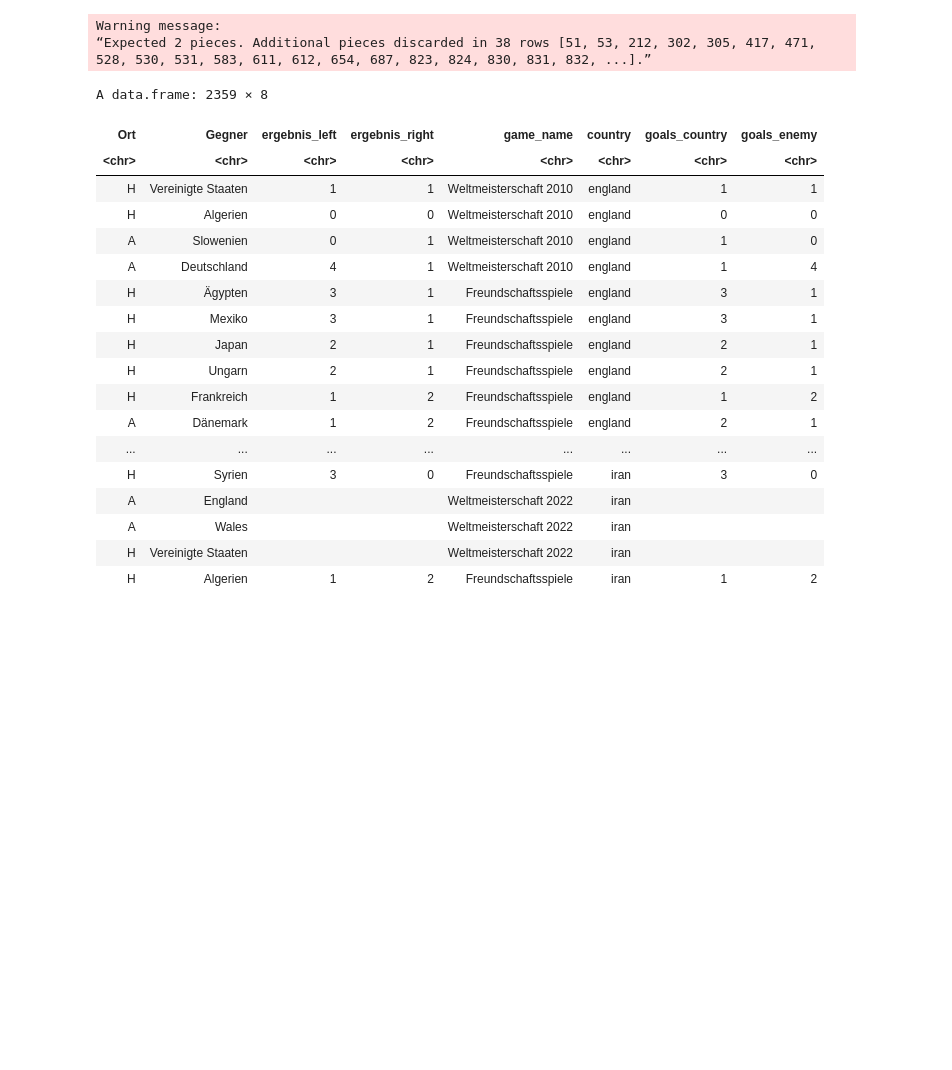
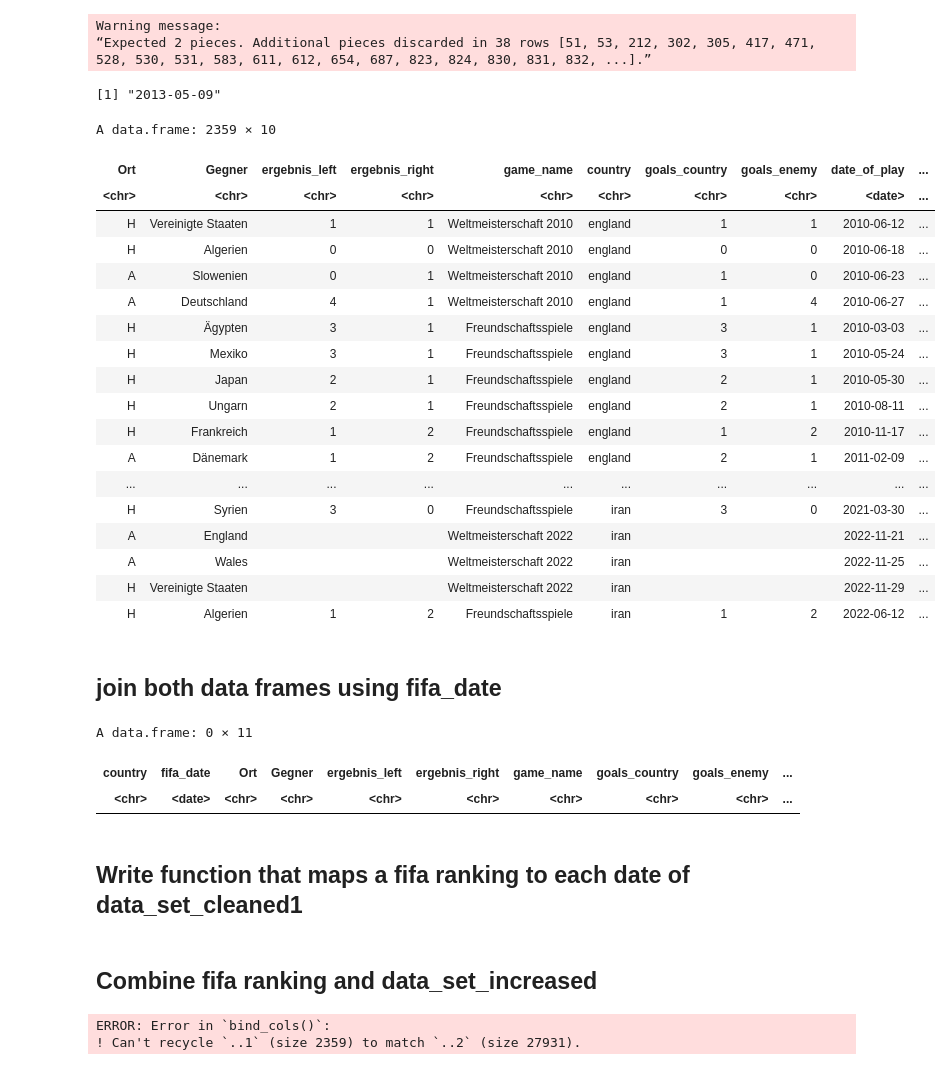
Before and after one commit to denisnaumov0506/FootballAnalyticsProject, a Jupyter notebook: football-world-cup-forecast-denis.ipynb, the cells around one changed output. Cells and saved outputs as stored; diff of their text form; code cells hidden in the pictures; blank space fills up the shorter version.

```diff
--- a/football-world-cup-forecast-denis.ipynb
+++ b/football-world-cup-forecast-denis.ipynb
@@ -735,25 +739,3 @@ data_set_reduced %>%
 # %% [output]
 Warning message:
 “Expected 2 pieces. Additional pieces discarded in 38 rows [51, 53, 212, 302, 305, 417, 471, 528, 530, 531, 583, 611, 612, 654, 687, 823, 824, 830, 831, 832, ...].”
-# %%
-data_set_increased
-# %% [output]
-A data.frame: 2359 × 8
-| Ort | Gegner | ergebnis_left | ergebnis_right | game_name | country | goals_country | goals_enemy |
-| <chr> | <chr> | <chr> | <chr> | <chr> | <chr> | <chr> | <chr> |
-| H | Vereinigte Staaten | 1 | 1 | Weltmeisterschaft 2010 | england | 1 | 1 |
-| H | Algerien | 0 | 0 | Weltmeisterschaft 2010 | england | 0 | 0 |
-| A | Slowenien | 0 | 1 | Weltmeisterschaft 2010 | england | 1 | 0 |
-| A | Deutschland | 4 | 1 | Weltmeisterschaft 2010 | england | 1 | 4 |
-| H | Ägypten | 3 | 1 | Freundschaftsspiele | england | 3 | 1 |
-| H | Mexiko | 3 | 1 | Freundschaftsspiele | england | 3 | 1 |
-| H | Japan | 2 | 1 | Freundschaftsspiele | england | 2 | 1 |
-| H | Ungarn | 2 | 1 | Freundschaftsspiele | england | 2 | 1 |
-| H | Frankreich | 1 | 2 | Freundschaftsspiele | england | 1 | 2 |
-| A | Dänemark | 1 | 2 | Freundschaftsspiele | england | 2 | 1 |
-| ... | ... | ... | ... | ... | ... | ... | ... |
-| H | Syrien | 3 | 0 | Freundschaftsspiele | iran | 3 | 0 |
-| A | England |  |  | Weltmeisterschaft 2022 | iran |  |  |
-| A | Wales |  |  | Weltmeisterschaft 2022 | iran |  |  |
-| H | Vereinigte Staaten |  |  | Weltmeisterschaft 2022 | iran |  |  |
-| H | Algerien | 1 | 2 | Freundschaftsspiele | iran | 1 | 2 |
@@ -759,0 +764,5 @@ A data.frame: 2359 × 8
+# %%
+test = test_date(ymd('2013-06-02'))
+test
+# %% [output]
+[1] "2013-05-09"
@@ -759,0 +772,24 @@ A data.frame: 2359 × 8
+# %%
+data_set_fifa_date
+# %% [output]
+A data.frame: 2359 × 10
+| Ort | Gegner | ergebnis_left | ergebnis_right | game_name | country | goals_country | goals_enemy | date_of_play | ... |
+| <chr> | <chr> | <chr> | <chr> | <chr> | <chr> | <chr> | <chr> | <date> | ... |
+| H | Vereinigte Staaten | 1 | 1 | Weltmeisterschaft 2010 | england | 1 | 1 | 2010-06-12 | ... |
+| H | Algerien | 0 | 0 | Weltmeisterschaft 2010 | england | 0 | 0 | 2010-06-18 | ... |
+| A | Slowenien | 0 | 1 | Weltmeisterschaft 2010 | england | 1 | 0 | 2010-06-23 | ... |
+| A | Deutschland | 4 | 1 | Weltmeisterschaft 2010 | england | 1 | 4 | 2010-06-27 | ... |
+| H | Ägypten | 3 | 1 | Freundschaftsspiele | england | 3 | 1 | 2010-03-03 | ... |
+| H | Mexiko | 3 | 1 | Freundschaftsspiele | england | 3 | 1 | 2010-05-24 | ... |
+| H | Japan | 2 | 1 | Freundschaftsspiele | england | 2 | 1 | 2010-05-30 | ... |
+| H | Ungarn | 2 | 1 | Freundschaftsspiele | england | 2 | 1 | 2010-08-11 | ... |
+| H | Frankreich | 1 | 2 | Freundschaftsspiele | england | 1 | 2 | 2010-11-17 | ... |
+| A | Dänemark | 1 | 2 | Freundschaftsspiele | england | 2 | 1 | 2011-02-09 | ... |
+| ... | ... | ... | ... | ... | ... | ... | ... | ... | ... |
+| H | Syrien | 3 | 0 | Freundschaftsspiele | iran | 3 | 0 | 2021-03-30 | ... |
+| A | England |  |  | Weltmeisterschaft 2022 | iran |  |  | 2022-11-21 | ... |
+| A | Wales |  |  | Weltmeisterschaft 2022 | iran |  |  | 2022-11-25 | ... |
+| H | Vereinigte Staaten |  |  | Weltmeisterschaft 2022 | iran |  |  | 2022-11-29 | ... |
+| H | Algerien | 1 | 2 | Freundschaftsspiele | iran | 1 | 2 | 2022-06-12 | ... |
+# %% [markdown]
+## join both data frames using fifa_date
@@ -759,0 +798,9 @@ A data.frame: 2359 × 8
+# %%
+newest_df %>%
+    select(-c('Punkte'))
+# %% [output]
+A data.frame: 0 × 11
+| country | fifa_date | Ort | Gegner | ergebnis_left | ergebnis_right | game_name | goals_country | goals_enemy | ... |
+| <chr> | <date> | <chr> | <chr> | <chr> | <chr> | <chr> | <chr> | <chr> | ... |
+# %% [markdown]
+## Write function that maps a fifa ranking to each date of data_set_cleaned1
@@ -759,0 +809,7 @@ A data.frame: 2359 × 8
+# %% [markdown]
+## Combine fifa ranking and data_set_increased
+# %%
+bind_cols(data_set_increased, fifa_ranking1)
+# %% [output]
+ERROR: Error in `bind_cols()`:
+! Can't recycle `..1` (size 2359) to match `..2` (size 27931).
```
Also changed, not shown: parts of 16 cells of this notebook.
